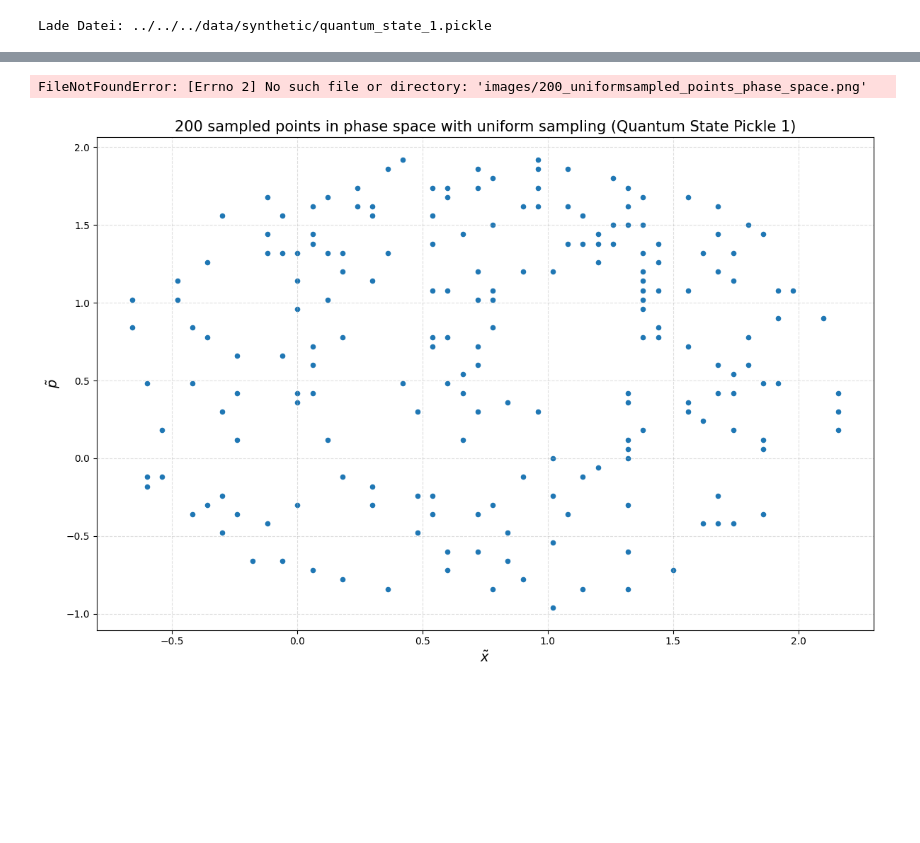
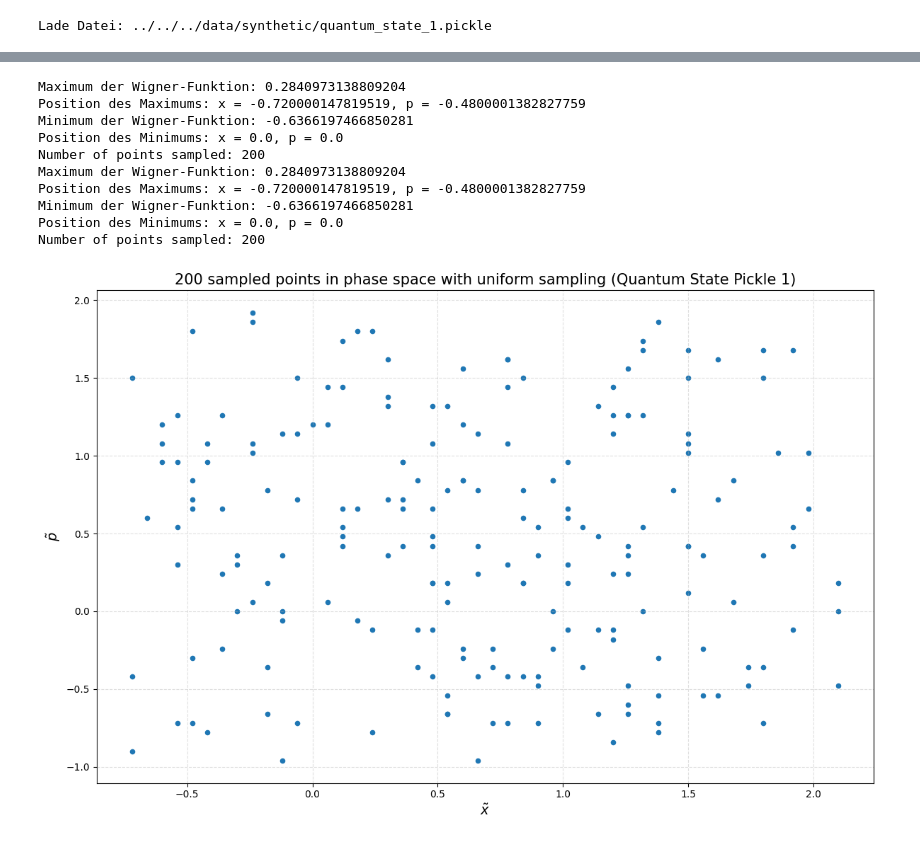
Before and after one commit to Manant02/ETH-Hackathon-2025-AandB, a Jupyter notebook: workspaces/Jan/Task 2/tomography.ipynb, the cells around one changed output, grey strips where cells are left out. Cells and saved outputs as stored; diff of their text form; code cells hidden in the pictures; blank space fills up the shorter version.

```diff
--- a/workspaces/Jan/Task 2/tomography.ipynb
+++ b/workspaces/Jan/Task 2/tomography.ipynb
@@ -125,16 +192,28 @@ Anzahl der gesampelten Punkte: 200
 # %%
 # Scatterplot of the selected points
 plt.figure(figsize=(12, 8))
+# Extrahiere x und p Komponenten aus alpha_k
+alpha_k_x = [point[0] for point in uniform_displacement_sampling(wigner_fct)]
+alpha_k_p = [point[1] for point in uniform_displacement_sampling(wigner_fct)]
 plt.scatter(alpha_k_x, alpha_k_p, s=20)
 plt.xlabel(r"$\tilde{x}$", fontsize=14)
 plt.ylabel(r"$\tilde{p}$", fontsize=14)
 plt.title("200 sampled points in phase space with uniform sampling (Quantum State Pickle 1)", fontsize=15)
 #plt.gca().set_aspect('equal', adjustable='box')
 plt.grid(True, linestyle="--", alpha=0.4)
 plt.tight_layout()
 plt.savefig('../../../images/200_uniformsampled_points_phase_space.png', dpi=300, bbox_inches='tight')
 
 plt.show()
 # %% [output]
-FileNotFoundError: [Errno 2] No such file or directory: 'images/200_uniformsampled_points_phase_space.png'
+Maximum der Wigner-Funktion: 0.2840973138809204
+Position des Maximums: x = -0.720000147819519, p = -0.4800001382827759
+Minimum der Wigner-Funktion: -0.6366197466850281
+Position des Minimums: x = 0.0, p = 0.0
+Number of points sampled: 200
+Maximum der Wigner-Funktion: 0.2840973138809204
+Position des Maximums: x = -0.720000147819519, p = -0.4800001382827759
+Minimum der Wigner-Funktion: -0.6366197466850281
+Position des Minimums: x = 0.0, p = 0.0
+Number of points sampled: 200
-[figure, old version]
+[figure, new version]
```
Also changed, not shown: parts of 11 cells of this notebook.
